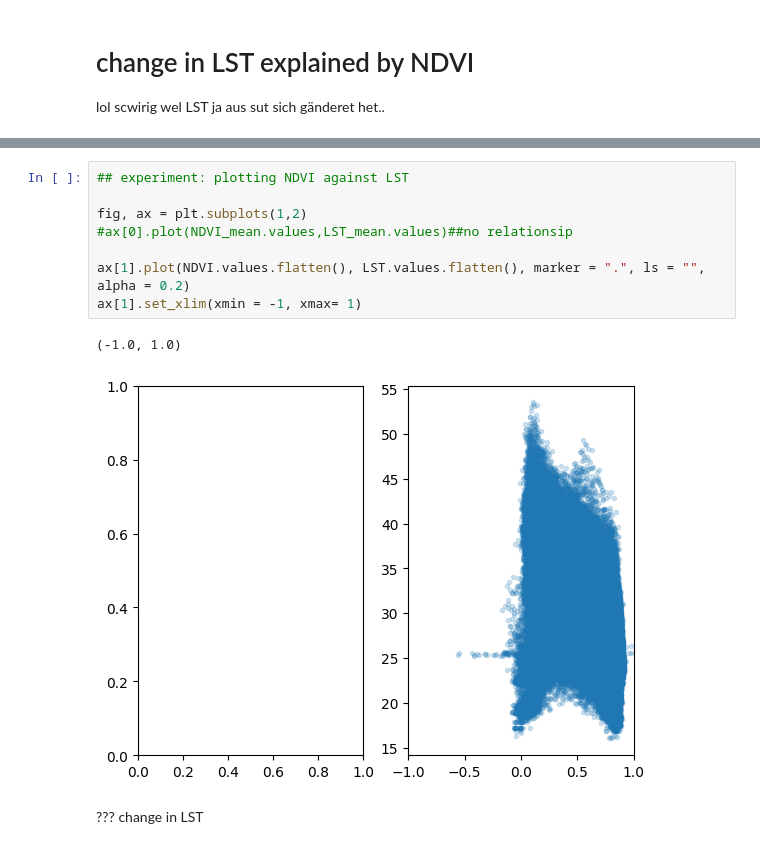
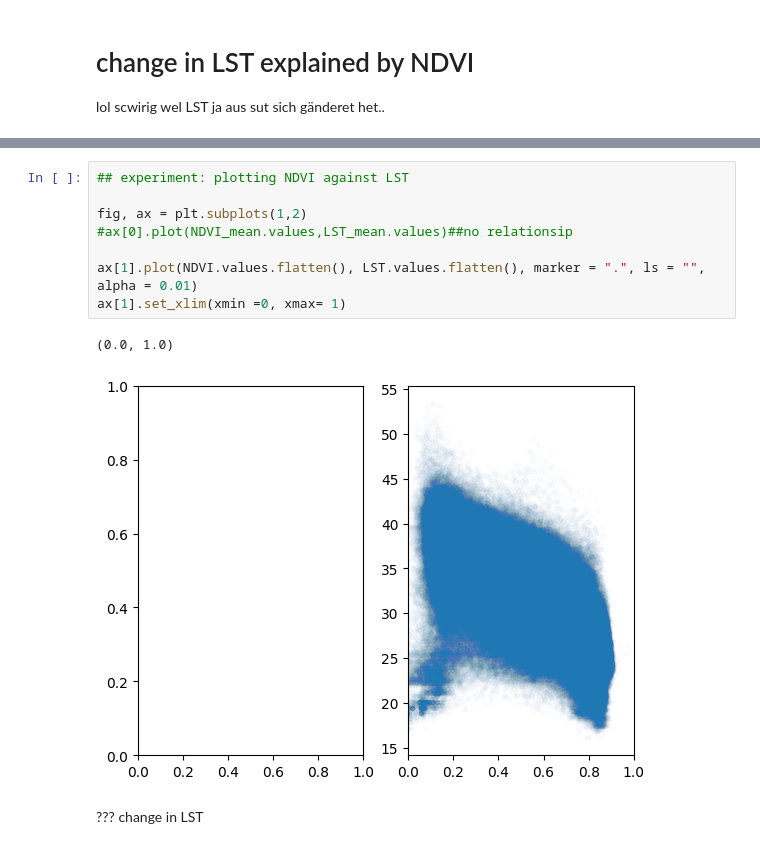
Before and after one commit to MinaKimBebi/Urban_Heat_Zurich_sds210_mbebi, a Jupyter notebook: notebooks/heattrends_in_Zurich.ipynb, the cells around one changed output, grey strips where cells are left out. Saved outputs shown, nothing was run; the diff lists cells and outputs as text.

```diff
--- a/notebooks/heattrends_in_Zurich.ipynb
+++ b/notebooks/heattrends_in_Zurich.ipynb
@@ -246,14 +289,14 @@ array([-0.02450497,  0.01479648])
 # %%
 ## experiment: plotting NDVI against LST
 
 fig, ax = plt.subplots(1,2)
 #ax[0].plot(NDVI_mean.values,LST_mean.values)##no relationsip
 
-ax[1].plot(NDVI.values.flatten(), LST.values.flatten(), marker = ".", ls = "", alpha = 0.2)
-ax[1].set_xlim(xmin = -1, xmax= 1)
+ax[1].plot(NDVI.values.flatten(), LST.values.flatten(), marker = ".", ls = "", alpha = 0.01)
+ax[1].set_xlim(xmin =0, xmax= 1)
 # %% [output]
-(-1.0, 1.0)
+(0.0, 1.0)
-[figure, old version]
+[figure, new version]
 # %% [markdown]
 ??? change in LST
 # %%
```
Also changed, not shown: parts of 5 cells of this notebook.
